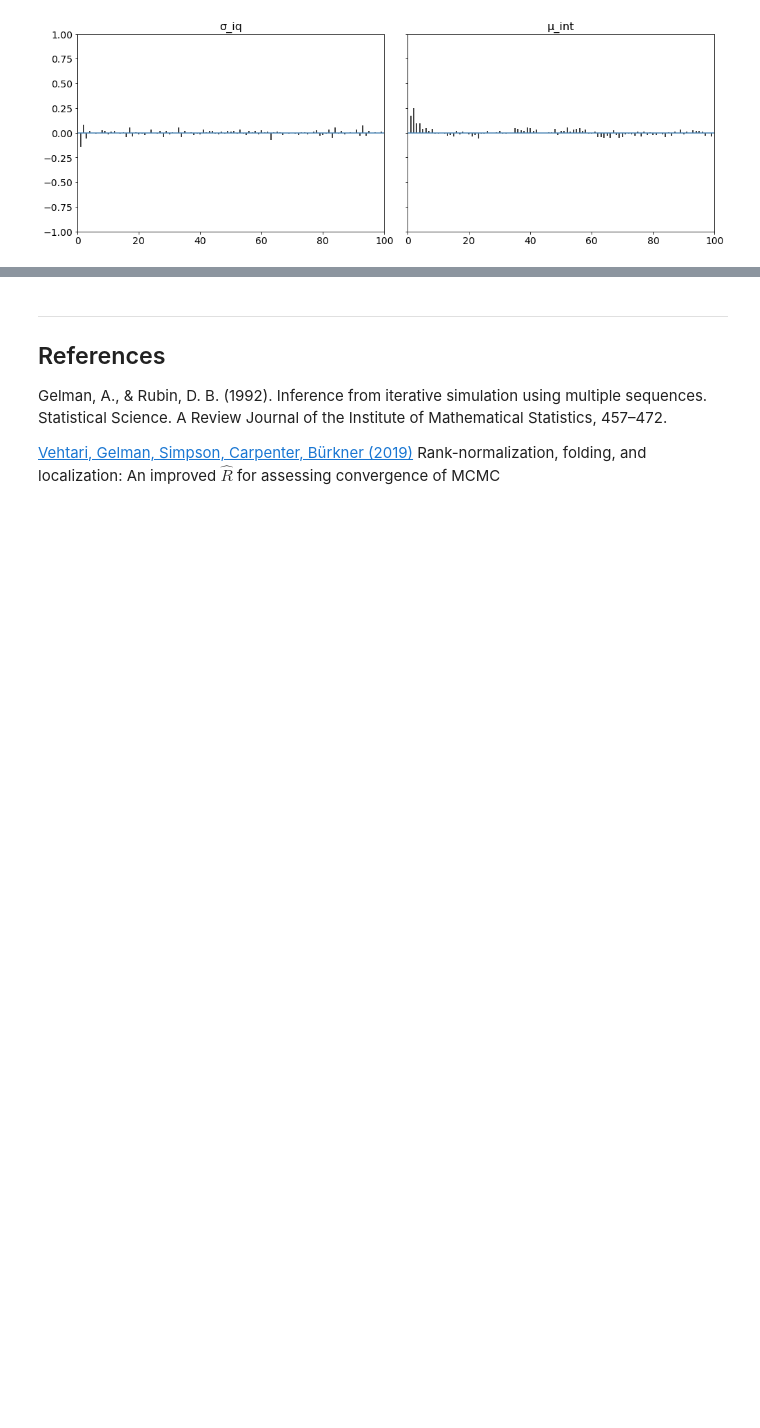
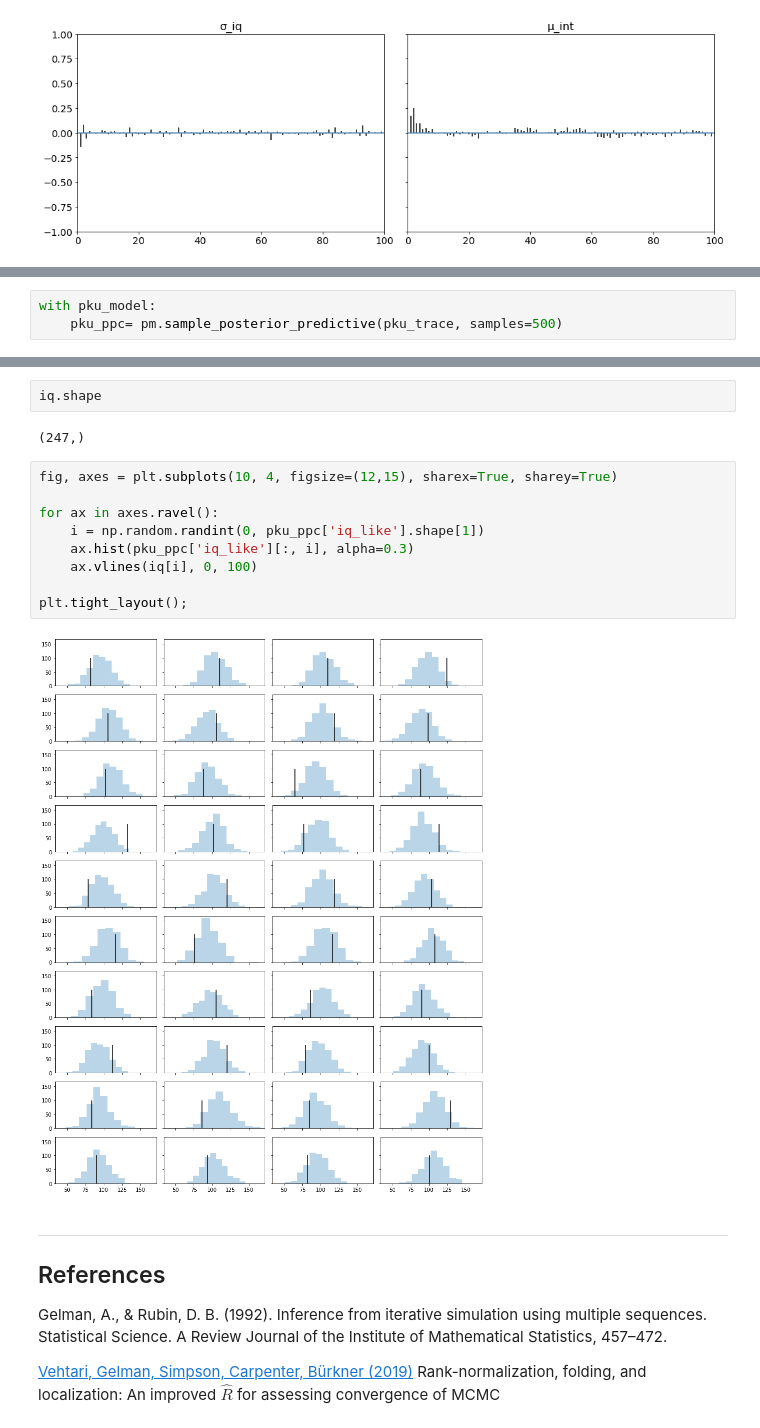
Before and after one commit to fonnesbeck/Bayes_Computing_Course, a Jupyter notebook: notebooks/Section3_2-Diagnostics.ipynb, the cells around one changed output, grey strips where cells are left out. Cells and saved outputs as stored; diff of their text form; blank space fills up the shorter version.

```diff
--- a/notebooks/Section3_2-Diagnostics.ipynb
+++ b/notebooks/Section3_2-Diagnostics.ipynb
@@ -418,0 +476,3 @@ It is tempting to want to **thin** the chain to eliminate the autocorrelation (*
+# %%
+with pku_model:
+    pku_ppc= pm.sample_posterior_predictive(pku_trace, samples=500)
@@ -419,3 +483,18 @@ It is tempting to want to **thin** the chain to eliminate the autocorrelation (*
+# %%
+iq.shape
+# %% [output]
+(247,)
+# %%
+fig, axes = plt.subplots(10, 4, figsize=(12,15), sharex=True, sharey=True)
+
+for ax in axes.ravel():
+    i = np.random.randint(0, pku_ppc['iq_like'].shape[1])
+    ax.hist(pku_ppc['iq_like'][:, i], alpha=0.3)
+    ax.vlines(iq[i], 0, 100)
+
+plt.tight_layout();
+# %% [output]
+[figure, added]
 # %% [markdown]
 ---
 
```
Also changed, not shown: parts of 12 cells of this notebook.
